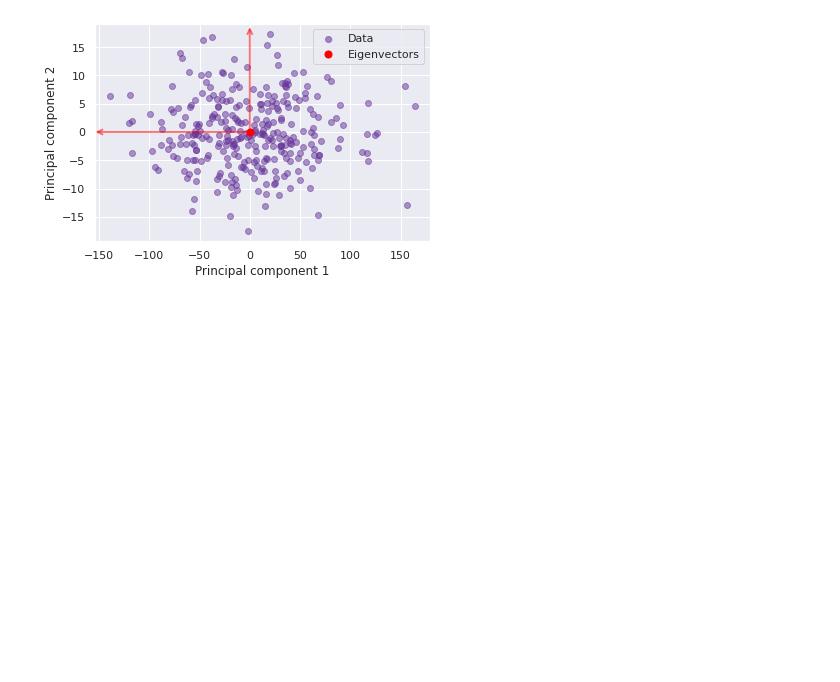
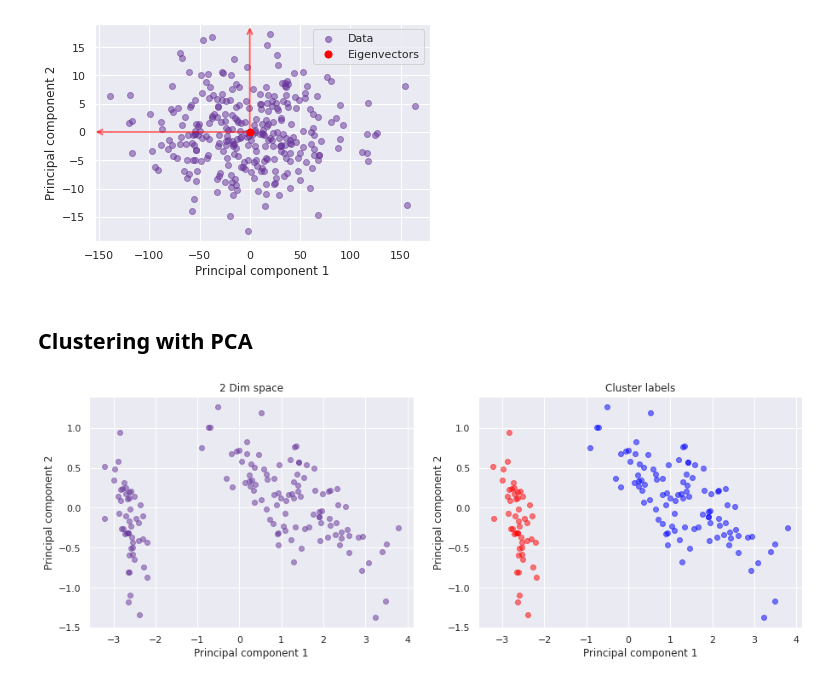
Before and after one commit to zhouyr888/Machine-Learning-EBA3530, a Jupyter notebook: Lecture_7/pca.ipynb, the cells around one changed output. Saved outputs shown, nothing was run; the diff lists cells and outputs as text; code cells hidden in the pictures; blank space fills up the shorter version.

Commit message:
added clustering example

```diff
--- a/Lecture_7/pca.ipynb
+++ b/Lecture_7/pca.ipynb
@@ -159,3 +159,5 @@ plt.legend(['Data', 'Eigenvectors'])
 plt.show()
 # %% [output]
 [figure]
+# %% [markdown]
+## Clustering with PCA
@@ -161,0 +168,44 @@ plt.show()
+# %%
+m = 2
+# STEP 1
+X_mean = X.mean(axis=0)
+X -= X_mean
+# covariance mat
+C = np.cov(X.T)
+
+# STEP 2
+# get eigenvectors (v) and eigenvalues (w)
+w, v = LA.eig(C)
+
+# STEP 3
+# get idx in descending order based on w
+inx = w.argsort()[::-1]
+# sort eig.vectors and eig.values
+w, v = w[inx], v[:, inx]
+
+# STEP 4
+# select the number of components
+m = 2
+# get the first m eig.vectors and eig.values
+w = w[:m]
+v = v[:, :m]
+# STEP 5
+# project the data
+pca = X.dot(v)
+# %%
+from IPython.core.pylabtools import figsize
+fig, ax = plt.subplots(1,2, figsize=(15,5))
+ax[0].set_xlabel('Principal component 1')
+ax[0].set_ylabel('Principal component 2')
+ax[0].set_title('2 Dim space')
+ax[0].scatter(pca[:, 0], pca[:, 1], c='#663399', alpha=0.5)
+
+
+ax[1].set_xlabel('Principal component 1')
+ax[1].set_ylabel('Principal component 2')
+ax[1].set_title('Cluster labels')
+ax[1].scatter(pca[pca[:,0]<-1.5, 0], pca[pca[:,0]<-1.5, 1], c='red', alpha=0.5)
+ax[1].scatter(pca[pca[:,0]>-1.5, 0], pca[pca[:,0]>-1.5, 1], c='blue', alpha=0.5)
+plt.show()
+# %% [output]
+[figure, added]
```
Also changed, not shown: parts of 1 cell of this notebook.
